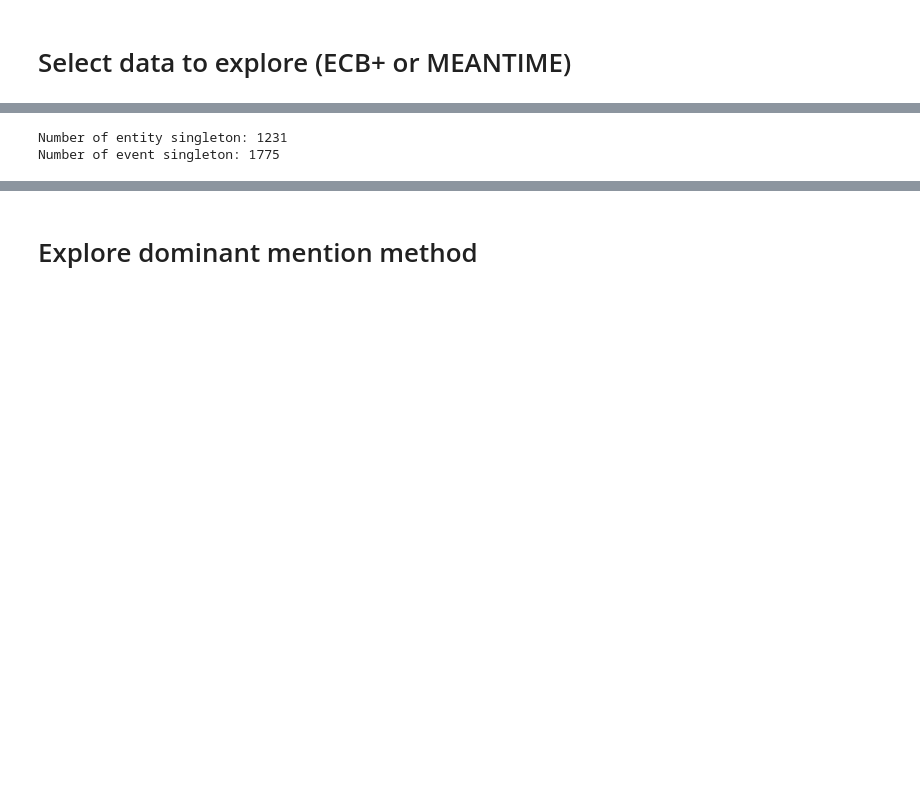
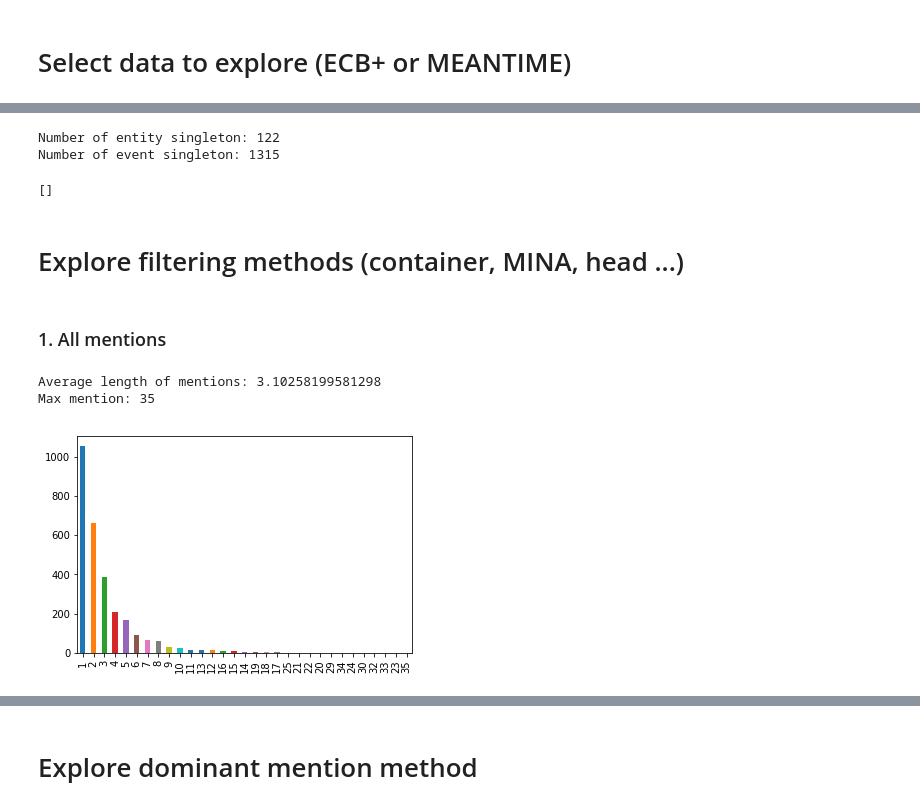
Before and after one commit to ariecattan/coref, a Jupyter notebook: explore_data.ipynb, the cells around one changed output, grey strips where cells are left out. Saved outputs shown, nothing was run; the diff lists cells and outputs as text; code cells hidden in the pictures; blank space fills up the shorter version.

```diff
--- a/explore_data.ipynb
+++ b/explore_data.ipynb
@@ -127,3 +141,5 @@ data = 'ecb_data'
+# %%
+data = 'data/meantime/mentions'
 # %%
 with open(data + '/all_entity_gold_mentions.json', 'r') as f:
     entity_mentions = json.load(f)
@@ -158,5 +174,31 @@ event_singleton =  sum([1 for m in event_mentions if m["coref_chain"].startswith
 print('Number of entity singleton: {}'.format(entity_singleton))
 print('Number of event singleton: {}'.format(event_singleton))
 # %% [output]
-Number of entity singleton: 1231
-Number of event singleton: 1775
+Number of entity singleton: 122
+Number of event singleton: 1315
+# %%
+get_mentions(entity_mentions, 'NON16190758645925671', '3_1ecbplus.xml', 5)
+# %% [output]
+[]
+# %% [markdown]
+# Explore filtering methods (container, MINA, head ...)
+# %%
+def plot_histogram(array):
+    arr = Series(array)
+    counter = arr.value_counts()
+    counter.plot(kind='bar')
+
+with open(os.path.join(data, 'clean_mentions.json'), 'r') as f:
+    clean_mentions = json.load(f)
+# %% [markdown]
+### 1. All mentions
+# %%
+total_mentions = [len(m['tokens_number']) for m in entity_mentions]
+plot_histogram(total_mentions)
+
+print('Average length of mentions: {}'.format(np.mean(total_mentions)))
+print('Max mention: {}'.format(max(total_mentions)))
+# %% [output]
+Average length of mentions: 3.10258199581298
+Max mention: 35
+[figure, added]
```
Also changed, not shown: parts of 16 cells of this notebook, 6 other files.
